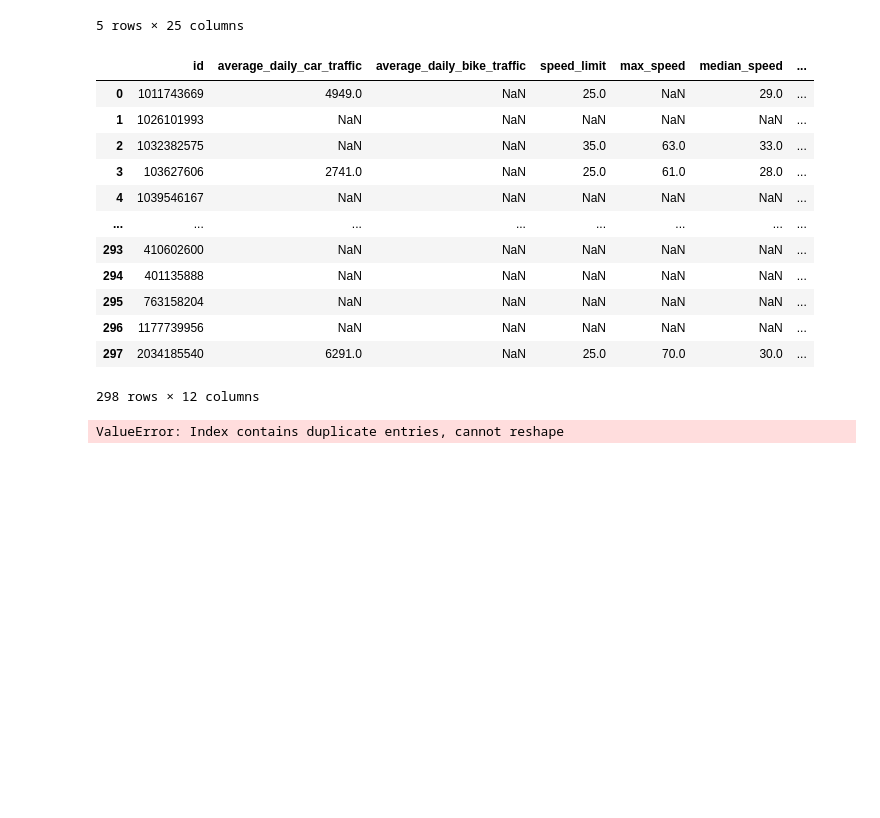
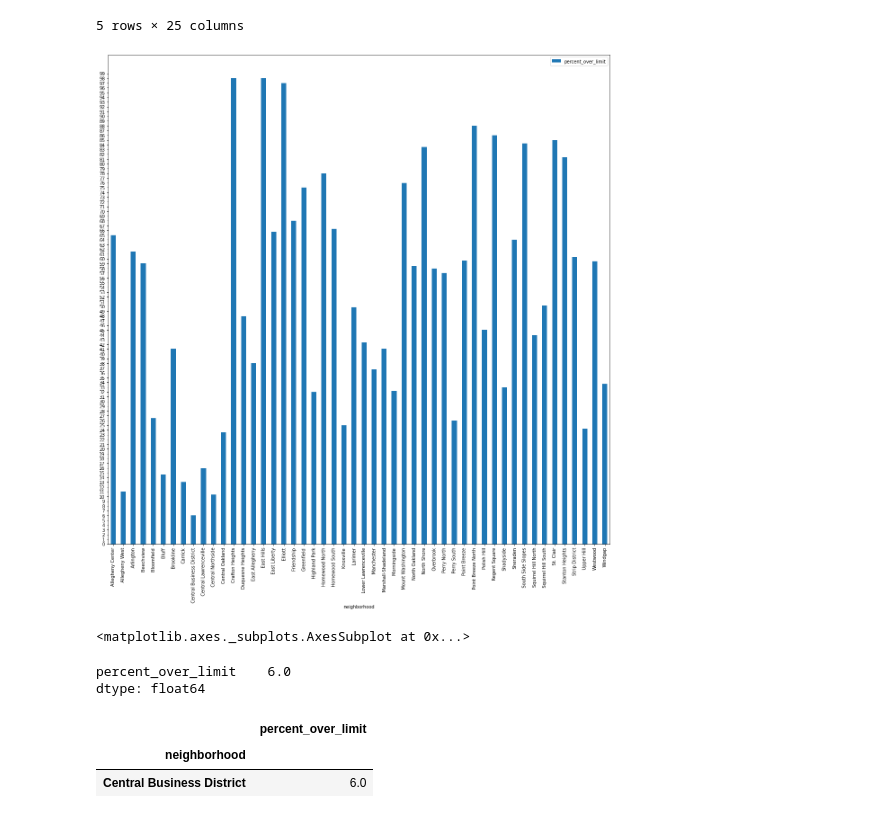
Before and after one commit to briankim-pitt/final-project, a Jupyter notebook: traffic.ipynb, the cells around one changed output. Saved outputs shown, nothing was run; the diff lists cells and outputs as text; code cells hidden in the pictures; blank space fills up the shorter version.

```diff
--- a/traffic.ipynb
+++ b/traffic.ipynb
@@ -16,27 +16,23 @@ traffic.head()
 | 3 | 103627606 | 9 | 7.341951e+08 | 2018-07-17 | 2018-08-01 | 2741.0 | ... |
 | 4 | 1039546167 | 144 | NaN | NaN | NaN | NaN | ... |
 5 rows × 25 columns
-# %%
-traffic.drop(['device_id', 'record_oid', 'count_start_date',
-              'count_end_date', 'counter_number', 'counter_type',
-              'council_district', 'ward', 'tract', 'public_works_division',
-              'pli_division', 'police_zone', 'fire_zone'
-             ], axis = 1)
-# %% [output]
-|  | id | average_daily_car_traffic | average_daily_bike_traffic | speed_limit | max_speed | median_speed | ... |
-| 0 | 1011743669 | 4949.0 | NaN | 25.0 | NaN | 29.0 | ... |
-| 1 | 1026101993 | NaN | NaN | NaN | NaN | NaN | ... |
-| 2 | 1032382575 | NaN | NaN | 35.0 | 63.0 | 33.0 | ... |
-| 3 | 103627606 | 2741.0 | NaN | 25.0 | 61.0 | 28.0 | ... |
-| 4 | 1039546167 | NaN | NaN | NaN | NaN | NaN | ... |
-| ... | ... | ... | ... | ... | ... | ... | ... |
-| 293 | 410602600 | NaN | NaN | NaN | NaN | NaN | ... |
-| 294 | 401135888 | NaN | NaN | NaN | NaN | NaN | ... |
-| 295 | 763158204 | NaN | NaN | NaN | NaN | NaN | ... |
-| 296 | 1177739956 | NaN | NaN | NaN | NaN | NaN | ... |
-| 297 | 2034185540 | 6291.0 | NaN | 25.0 | 70.0 | 30.0 | ... |
-298 rows × 12 columns
-# %%
-traffic.pivot(index = 'neighborhood', columns = 'percent_over_limit', values = 'percent_over_limit')
-# %% [output]
-ValueError: Index contains duplicate entries, cannot reshape
+# %%
+
+by_neighborhood = pd.pivot_table(traffic,values='percent_over_limit',index='neighborhood')
+# %% [output]
+[figure, added]
+# %%
+by_neighborhood.plot.bar(figsize=(20,20), yticks=([i for i in range(0, 100)]))
+# %% [output]
+<matplotlib.axes._subplots.AxesSubplot at 0x...>
+# %%
+by_neighborhood.min()
+# %% [output]
+percent_over_limit    6.0
+dtype: float64
+# %%
+by_neighborhood.loc[by_neighborhood['percent_over_limit'] == 6.0]
+# %% [output]
+|  | percent_over_limit |
+| neighborhood |  |
+| Central Business District | 6.0 |
```
Also changed, not shown: parts of 1 cell of this notebook.
